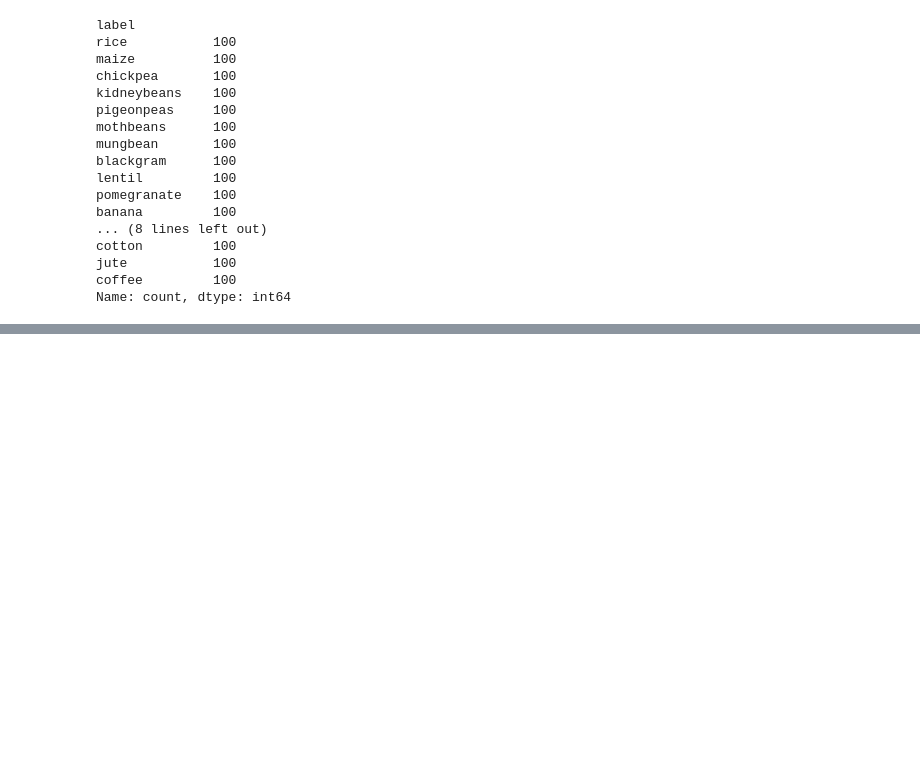
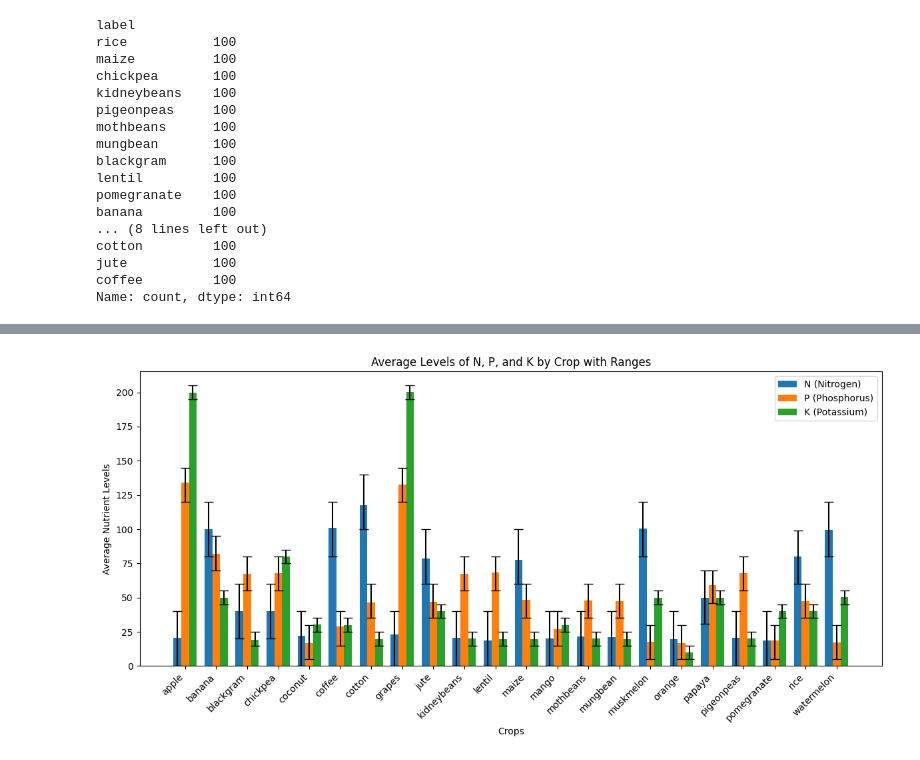
Before and after one commit to Shib-Sankar-Das/Crop-and-Fertilizer-Recommendation-System-Using-ML, a Jupyter notebook: crop.ipynb, the cells around one changed output, grey strips where cells are left out. Cells and saved outputs as stored; diff of their text form; code cells hidden in the pictures; blank space fills up the shorter version.

```diff
--- a/crop.ipynb
+++ b/crop.ipynb
@@ -107,0 +182,83 @@ Name: count, dtype: int64
+# %%
+# Group the data by 'label' and calculate the mean and range for N, P, and K
+grouped_data = crop.groupby('label')[['N', 'P', 'K']].agg(['mean', 'min', 'max'])
+
+# Get the labels (crop types) and nutrient values
+labels = grouped_data.index
+N_mean = grouped_data[('N', 'mean')]
+N_min = grouped_data[('N', 'min')]
+N_max = grouped_data[('N', 'max')]
+P_mean = grouped_data[('P', 'mean')]
+P_min = grouped_data[('P', 'min')]
+P_max = grouped_data[('P', 'max')]
+K_mean = grouped_data[('K', 'mean')]
+K_min = grouped_data[('K', 'min')]
+K_max = grouped_data[('K', 'max')]
+
+# Set up the bar chart parameters
+x = np.arange(len(labels))  # The label locations
+width = 0.25  # The width of the bars
+
+# Create the figure and axes for N, P, and K range bar charts
+fig, ax = plt.subplots(figsize=(12, 6))
+
+# Add bars for each nutrient range
+d1 = ax.bar(x - width, N_mean, width, label='N (Nitrogen)', yerr=[N_mean - N_min, N_max - N_mean], capsize=5)
+d2 = ax.bar(x, P_mean, width, label='P (Phosphorus)', yerr=[P_mean - P_min, P_max - P_mean], capsize=5)
+d3 = ax.bar(x + width, K_mean, width, label='K (Potassium)', yerr=[K_mean - K_min, K_max - K_mean], capsize=5)
+
+# Add labels, title, and custom x-axis tick labels, etc.
+ax.set_xlabel('Crops')
+ax.set_ylabel('Average Nutrient Levels')
+ax.set_title('Average Levels of N, P, and K by Crop with Ranges')
+ax.set_xticks(x)
+ax.set_xticklabels(labels, rotation=45, ha='right')
+ax.legend()
+
+# Show the plot
+plt.tight_layout()
+plt.show()
+
+# Group the data by 'label' and calculate the mean and range for temperature, humidity, and rainfall
+grouped_climate = crop.groupby('label')[['temperature', 'humidity', 'rainfall']].agg(['mean', 'min', 'max'])
+
+# Temperature range bar chart
+fig, ax = plt.subplots(figsize=(12, 6))
+temperature_mean = grouped_climate[('temperature', 'mean')]
+temperature_min = grouped_climate[('temperature', 'min')]
+temperature_max = grouped_climate[('temperature', 'max')]
+ax.bar(labels, temperature_mean, yerr=[temperature_mean - temperature_min, temperature_max - temperature_mean], capsize=5, color='orange')
+ax.set_xlabel('Crops')
+ax.set_ylabel('Average Temperature (°C)')
+ax.set_title('Average Temperature by Crop with Ranges')
+ax.set_xticklabels(labels, rotation=45, ha='right')
+plt.tight_layout()
+plt.show()
+
+# Humidity range bar chart
+fig, ax = plt.subplots(figsize=(12, 6))
+humidity_mean = grouped_climate[('humidity', 'mean')]
+humidity_min = grouped_climate[('humidity', 'min')]
+humidity_max = grouped_climate[('humidity', 'max')]
+ax.bar(labels, humidity_mean, yerr=[humidity_mean - humidity_min, humidity_max - humidity_mean], capsize=5, color='blue')
+ax.set_xlabel('Crops')
+ax.set_ylabel('Average Humidity (%)')
+ax.set_title('Average Humidity by Crop with Ranges')
+ax.set_xticklabels(labels, rotation=45, ha='right')
+plt.tight_layout()
+plt.show()
+
+# Rainfall range bar chart
+fig, ax = plt.subplots(figsize=(12, 6))
+rainfall_mean = grouped_climate[('rainfall', 'mean')]
+rainfall_min = grouped_climate[('rainfall', 'min')]
+rainfall_max = grouped_climate[('rainfall', 'max')]
+ax.bar(labels, rainfall_mean, yerr=[rainfall_mean - rainfall_min, rainfall_max - rainfall_mean], capsize=5, color='green')
+ax.set_xlabel('Crops')
+ax.set_ylabel('Average Rainfall (mm)')
+ax.set_title('Average Rainfall by Crop with Ranges')
+ax.set_xticklabels(labels, rotation=45, ha='right')
+plt.tight_layout()
+plt.show()
+# %% [output]
+[figure, added]
```
Also changed, not shown: parts of 3 cells of this notebook.
